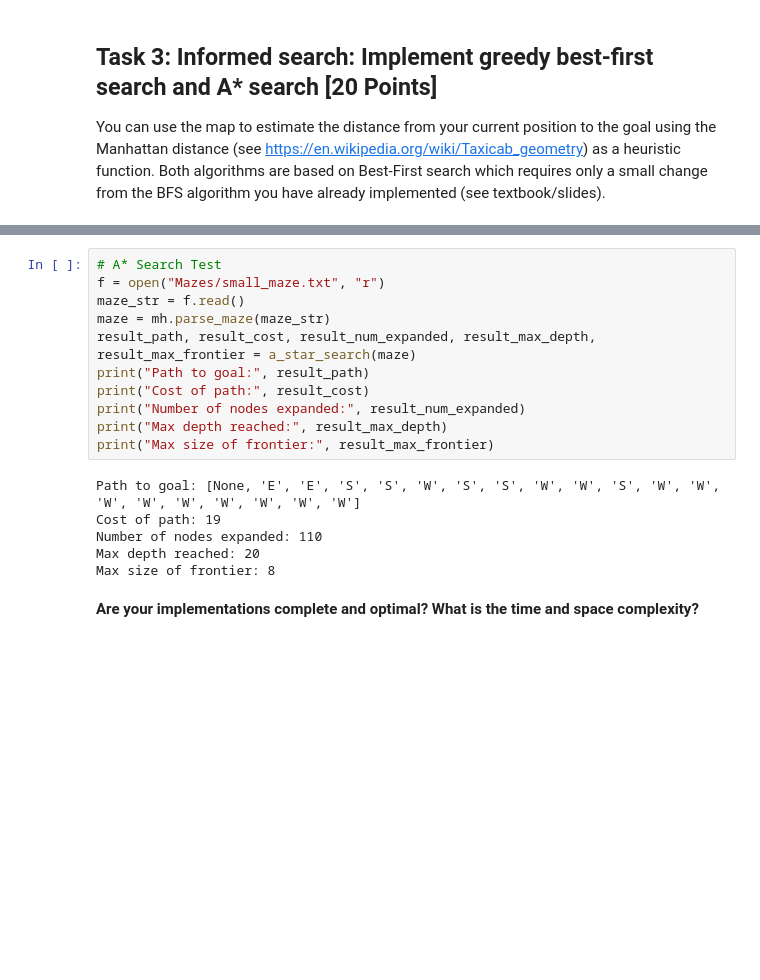
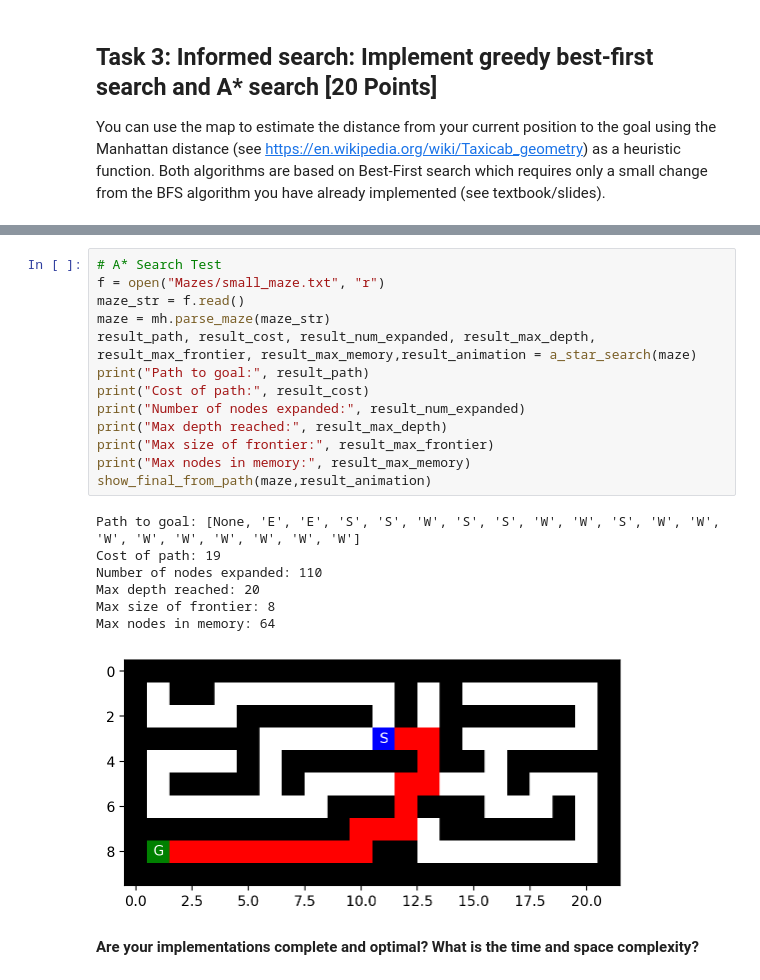
Before and after one commit to dplynn/CS7320-Assignment-2, a Jupyter notebook: Maze.ipynb, the cells around one changed output, grey strips where cells are left out. Cells and saved outputs as stored; diff of their text form; blank space fills up the shorter version.

```diff
--- a/Maze.ipynb
+++ b/Maze.ipynb
@@ -677,19 +649,23 @@ Max size of frontier: 5
 # %%
 # A* Search Test
 f = open("Mazes/small_maze.txt", "r")
 maze_str = f.read()
 maze = mh.parse_maze(maze_str)
-result_path, result_cost, result_num_expanded, result_max_depth, result_max_frontier = a_star_search(maze)
+result_path, result_cost, result_num_expanded, result_max_depth, result_max_frontier, result_max_memory,result_animation = a_star_search(maze)
 print("Path to goal:", result_path)
 print("Cost of path:", result_cost)
 print("Number of nodes expanded:", result_num_expanded)
 print("Max depth reached:", result_max_depth)
 print("Max size of frontier:", result_max_frontier)
+print("Max nodes in memory:", result_max_memory)
+show_final_from_path(maze,result_animation)
 # %% [output]
 Path to goal: [None, 'E', 'E', 'S', 'S', 'W', 'S', 'S', 'W', 'W', 'S', 'W', 'W', 'W', 'W', 'W', 'W', 'W', 'W', 'W']
 Cost of path: 19
 Number of nodes expanded: 110
 Max depth reached: 20
 Max size of frontier: 8
+Max nodes in memory: 64
+[figure, added]
 # %% [markdown]
 **Are your implementations complete and optimal? What is the time and space complexity?**
```
Also changed, not shown: parts of 39 cells of this notebook, 2 other files.
